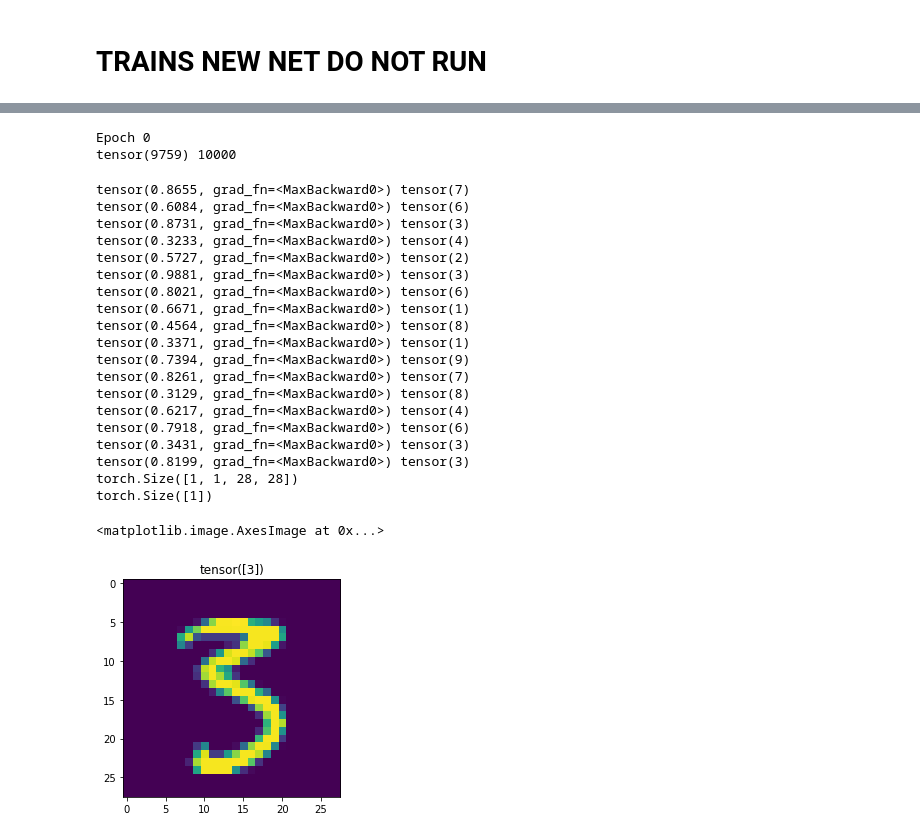
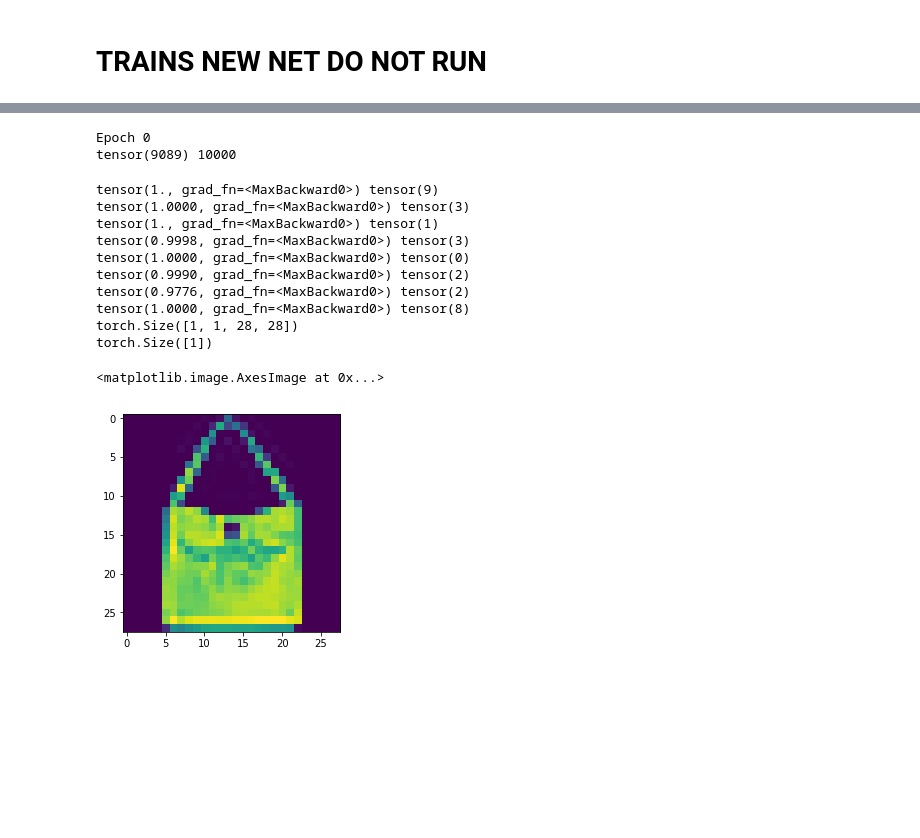
Before and after one commit to rsimmons1/FormalAdversary, a Jupyter notebook: AdversaryFinder.ipynb, the cells around one changed output, grey strips where cells are left out. Saved outputs shown, nothing was run; the diff lists cells and outputs as text; code cells hidden in the pictures; blank space fills up the shorter version.

Commit message:
fmnist stuff

```diff
--- a/AdversaryFinder.ipynb
+++ b/AdversaryFinder.ipynb
@@ -31,8 +31,8 @@ if not os.path.exists(root):
 
 trans = transforms.Compose([transforms.ToTensor(), transforms.Normalize((0.5,), (1.0,))])
 # if not exist, download mnist dataset
-train_set = dset.MNIST(root=root, train=True, transform=trans, download=True)
-test_set = dset.MNIST(root=root, train=False, transform=trans, download=True)
+train_set = dset.FashionMNIST(root="./fmnist-data", train=True, transform=trans, download=True)
+test_set2 = dset.FashionMNIST(root="./fmnist-data", train=False, transform=trans, download=True)
 
 batch_size = 100
 
@@ -40,14 +40,26 @@ train_loader = torch.utils.data.DataLoader(
                  dataset=train_set,
                  batch_size=batch_size,
                  shuffle=True)
-test_loader = torch.utils.data.DataLoader(
-                dataset=test_set,
+test_loader2 = torch.utils.data.DataLoader(
+                dataset=test_set2,
                 batch_size=batch_size,
                 shuffle=False)
 
+index = 17
+for counter, (img, label) in enumerate(test_loader2):
+    if counter == index:
+        break
+    source_img = img[0, 0]
+    source_label = label[0]
+
+source_img = source_img.reshape(1, 1, 28, 28)
+source_label = source_label.reshape(1)
+fig, ax = plt.subplots()
+ax.imshow(source_img[0, 0])
+
 use_cuda = False
 epsilons = [0, .05, .1, .15, .2, .25, .3]
-pretrained_model = "data/lenet_mnist_model.pth"
+# pretrained_model = "data/lenet_mnist_model.pth"
 
 criterion = nn.CrossEntropyLoss()
 
@@ -74,7 +86,7 @@ class Net(nn.Module):
 model = Net()
 
 # Load the pretrained model
-model.load_state_dict(torch.load(pretrained_model, map_location='cpu'))
+# model.load_state_dict(torch.load(pretrained_model, map_location='cpu'))
 
 # Set the model in evaluation mode. In this case this is for the Dropout layers
 model.eval()
@@ -200,7 +221,7 @@ Epoch 3
 correct_cnt, ave_loss = 0, 0
 total_cnt = 0
 epoch = 0
-for batch_idx, (x, target) in enumerate(test_loader):
+for batch_idx, (x, target) in enumerate(test_loader2):
     if use_cuda:
         x, target = x.cuda(), target.cuda()
     x, target = Variable(x, volatile=True), Variable(target, volatile=True)
@@ -219,49 +240,39 @@ for batch_idx, (x, target) in enumerate(test_loader):
 #                 epoch, batch_idx+1, ave_loss, correct_cnt * 1.0 / total_cnt)
 # %% [output]
 Epoch 0
-tensor(9759) 10000
+tensor(9089) 10000
 # %%
-index = 17
-for counter, (img, label) in enumerate(test_loader):
+index = 8
+for counter, (img, label) in enumerate(test_loader2):
     if counter == index:
         break
     predict = model(img)
     predict = torch.nn.functional.softmax(predict)
     predict_vect, predict_label = torch.max(predict[0], 0)
     print(predict_vect, predict_label)
     loss = criterion(predict, label)
     source_img = img[0, 0]
     source_label = label[0]
 
 source_img = source_img.reshape(1, 1, 28, 28)
 source_label = source_label.reshape(1)
 print(source_img.shape)
 print(source_label.shape)
 fig, ax = plt.subplots()
-ax.set_title(source_label)
 ax.imshow(source_img[0, 0])
 # %% [output]
-tensor(0.8655, grad_fn=<MaxBackward0>) tensor(7)
-tensor(0.6084, grad_fn=<MaxBackward0>) tensor(6)
-tensor(0.8731, grad_fn=<MaxBackward0>) tensor(3)
-tensor(0.3233, grad_fn=<MaxBackward0>) tensor(4)
-tensor(0.5727, grad_fn=<MaxBackward0>) tensor(2)
-tensor(0.9881, grad_fn=<MaxBackward0>) tensor(3)
-tensor(0.8021, grad_fn=<MaxBackward0>) tensor(6)
-tensor(0.6671, grad_fn=<MaxBackward0>) tensor(1)
-tensor(0.4564, grad_fn=<MaxBackward0>) tensor(8)
-tensor(0.3371, grad_fn=<MaxBackward0>) tensor(1)
-tensor(0.7394, grad_fn=<MaxBackward0>) tensor(9)
-tensor(0.8261, grad_fn=<MaxBackward0>) tensor(7)
-tensor(0.3129, grad_fn=<MaxBackward0>) tensor(8)
-tensor(0.6217, grad_fn=<MaxBackward0>) tensor(4)
-tensor(0.7918, grad_fn=<MaxBackward0>) tensor(6)
-tensor(0.3431, grad_fn=<MaxBackward0>) tensor(3)
-tensor(0.8199, grad_fn=<MaxBackward0>) tensor(3)
+tensor(1., grad_fn=<MaxBackward0>) tensor(9)
+tensor(1.0000, grad_fn=<MaxBackward0>) tensor(3)
+tensor(1., grad_fn=<MaxBackward0>) tensor(1)
+tensor(0.9998, grad_fn=<MaxBackward0>) tensor(3)
+tensor(1.0000, grad_fn=<MaxBackward0>) tensor(0)
+tensor(0.9990, grad_fn=<MaxBackward0>) tensor(2)
+tensor(0.9776, grad_fn=<MaxBackward0>) tensor(2)
+tensor(1.0000, grad_fn=<MaxBackward0>) tensor(8)
 torch.Size([1, 1, 28, 28])
 torch.Size([1])
 <matplotlib.image.AxesImage at 0x...>
-[figure, old version]
+[figure, new version]
 # %%
 class LogisticRegression(nn.Module):
     def __init__(self, input_dim, output_dim):
```
Also changed, not shown: parts of 4 cells of this notebook, 6 other files.
